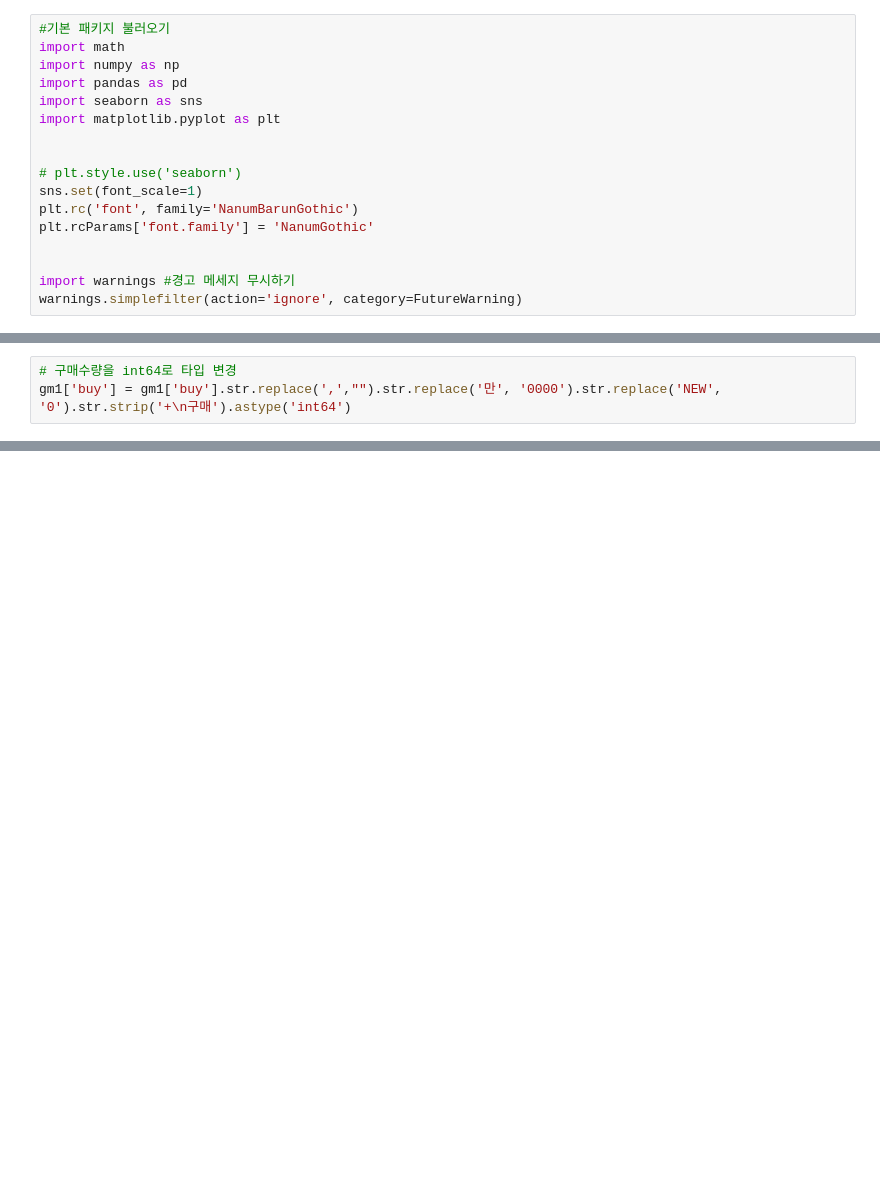
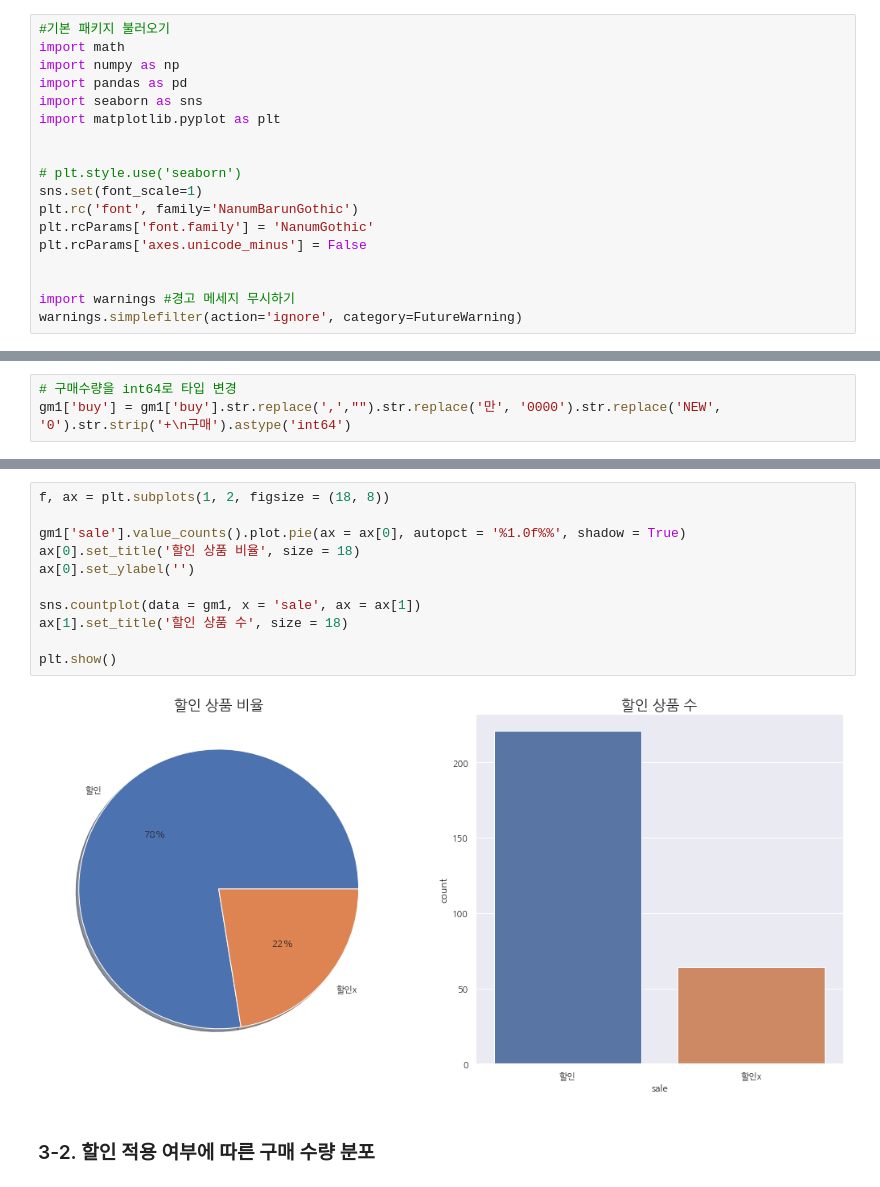
Before and after one commit to JaeHong-Park987/2023_team, a Jupyter notebook: 오픈마켓/오픈마켓(G마켓) 매체별 주문 데이터 분석.ipynb, the cells around one changed output, grey strips where cells are left out. Drawn from its saved outputs; the diff is of its cells as text; blank space fills up the shorter version.

```diff
--- a/오픈마켓/오픈마켓(G마켓) 매체별 주문 데이터 분석.ipynb
+++ b/오픈마켓/오픈마켓(G마켓) 매체별 주문 데이터 분석.ipynb
@@ -19,6 +37,7 @@ import matplotlib.pyplot as plt
 sns.set(font_scale=1)
 plt.rc('font', family='NanumBarunGothic')
 plt.rcParams['font.family'] = 'NanumGothic'
+plt.rcParams['axes.unicode_minus'] = False
 
 
 import warnings #경고 메세지 무시하기
@@ -270,0 +301,15 @@ gm1.head()
+# %%
+f, ax = plt.subplots(1, 2, figsize = (18, 8))
+
+gm1['sale'].value_counts().plot.pie(ax = ax[0], autopct = '%1.0f%%', shadow = True)
+ax[0].set_title('할인 상품 비율', size = 18)
+ax[0].set_ylabel('')
+
+sns.countplot(data = gm1, x = 'sale', ax = ax[1])
+ax[1].set_title('할인 상품 수', size = 18)
+
+plt.show()
+# %% [output]
+[figure, added]
+# %% [markdown]
+### 3-2. 할인 적용 여부에 따른 구매 수량 분포
```
Also changed, not shown: parts of 16 cells of this notebook, 1 other file.
